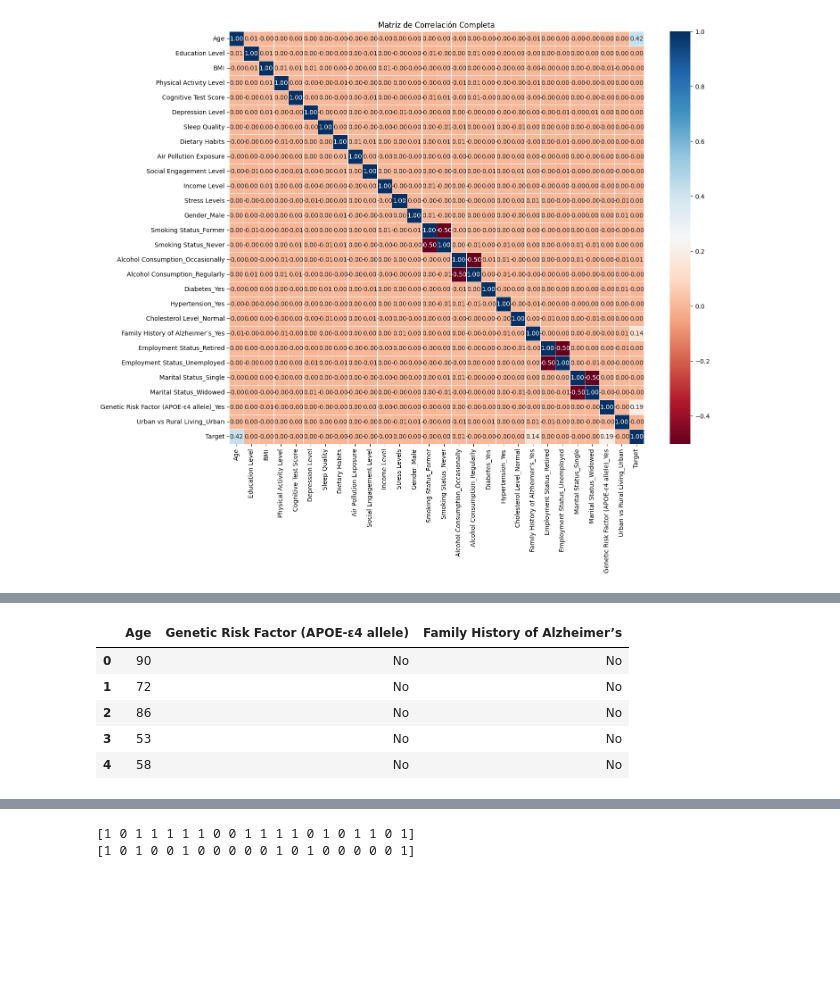
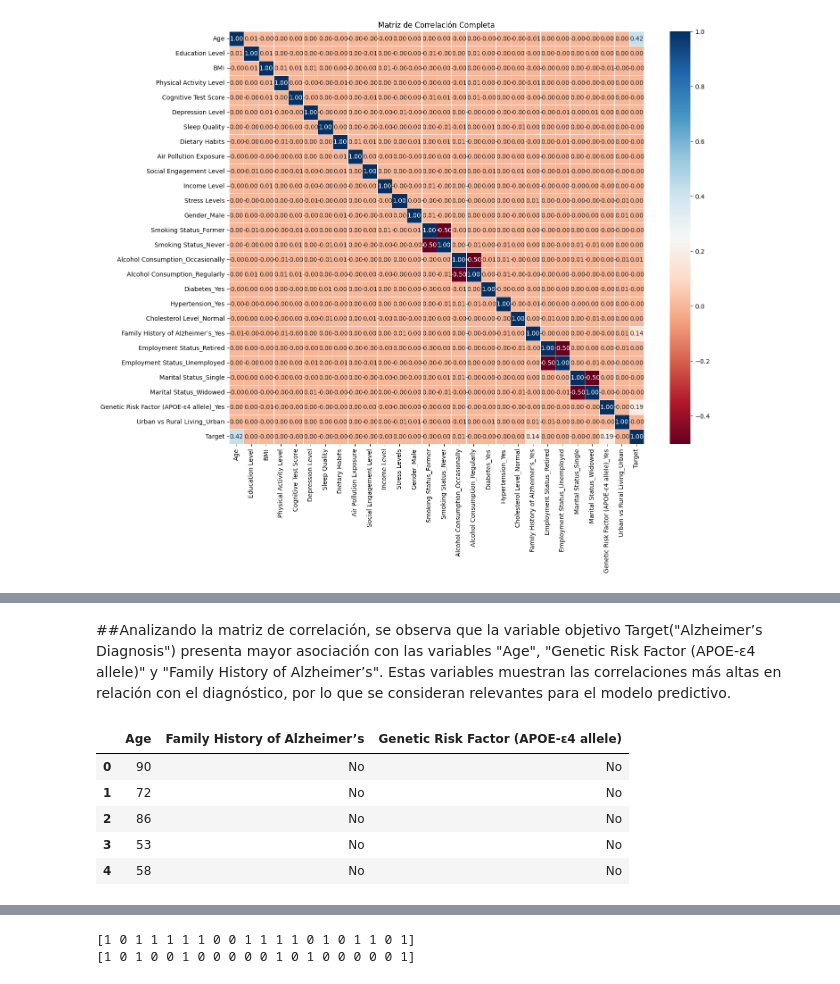
Before and after one commit to lisandrotolaba/TrabajoFinal-Data-Science-I-Coderhouse, a Jupyter notebook: ProyectoDSParteIIITolaba.ipynb, the cells around one changed output, grey strips where cells are left out. Cells and saved outputs as stored; diff of their text form; code cells hidden in the pictures; blank space fills up the shorter version.

```diff
--- a/ProyectoDSParteIIITolaba.ipynb
+++ b/ProyectoDSParteIIITolaba.ipynb
@@ -362,14 +362,16 @@ Depression Level                            0.000483
 Marital Status_Widowed                     -0.000390
 Income Level                               -0.000390
 Name: Target, dtype: float64
+# %% [markdown]
+##Analizando la matriz de correlación, se observa que la variable objetivo Target("Alzheimer’s Diagnosis") presenta mayor asociación con las variables "Age", "Genetic Risk Factor (APOE-ε4 allele)" y "Family History of Alzheimer’s". Estas variables muestran las correlaciones más altas en relación con el diagnóstico, por lo que se consideran relevantes para el modelo predictivo.
 # %%
 X = df[['Age',
-        'Genetic Risk Factor (APOE-ε4 allele)',
-        'Family History of Alzheimer’s']].copy()
+        'Family History of Alzheimer’s',
+        'Genetic Risk Factor (APOE-ε4 allele)']].copy()
 
 X.head()
 # %% [output]
-|  | Age | Genetic Risk Factor (APOE-ε4 allele) | Family History of Alzheimer’s |
+|  | Age | Family History of Alzheimer’s | Genetic Risk Factor (APOE-ε4 allele) |
 | 0 | 90 | No | No |
 | 1 | 72 | No | No |
 | 2 | 86 | No | No |
```
Also changed, not shown: parts of 11 cells of this notebook.
